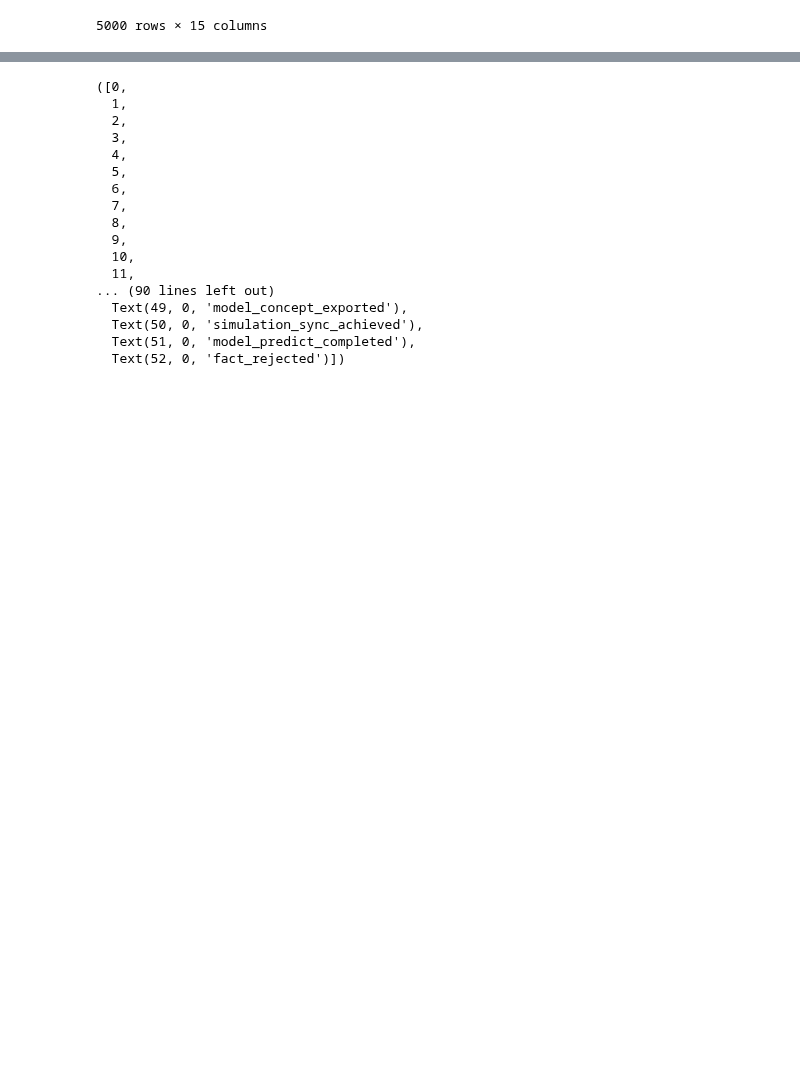
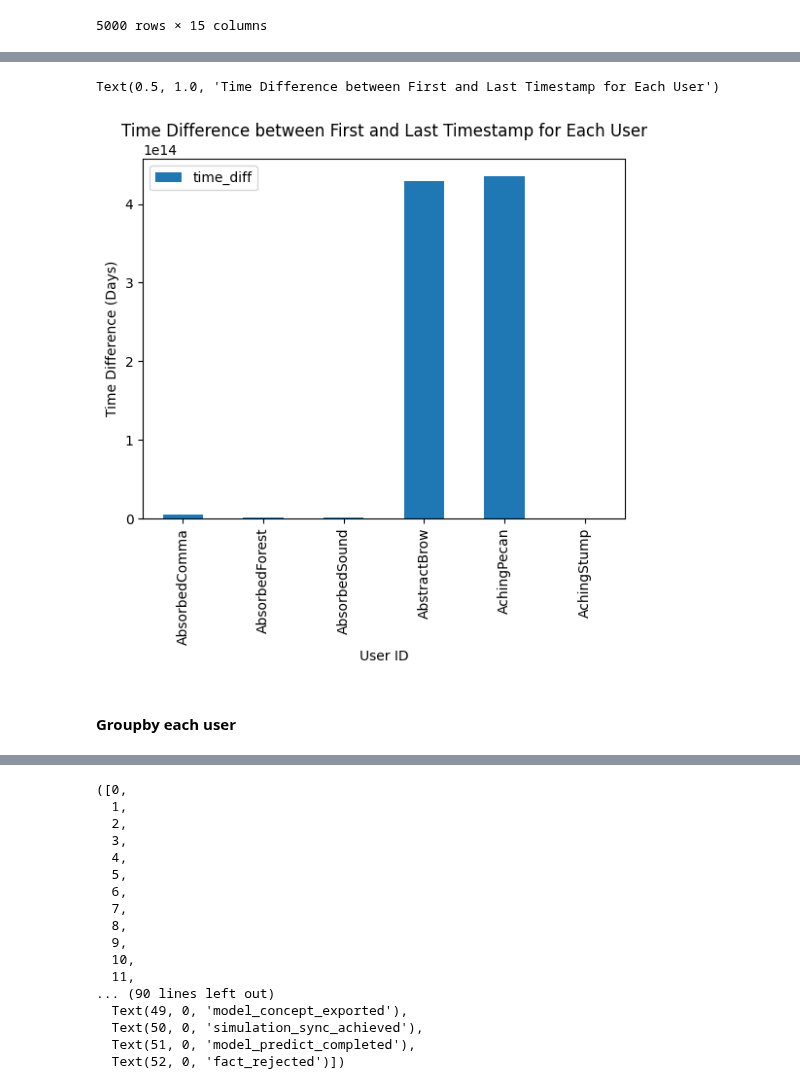
Before and after one commit to opengamedata/opengamedata-samples, a Jupyter notebook: AQUALAB/templates/Aqualab_template_events.ipynb, the cells around one changed output, grey strips where cells are left out. Drawn from its saved outputs; the diff is of its cells as text; code cells hidden in the pictures; blank space fills up the shorter version.

Commit message:
good start on events visuals

```diff
--- a/AQUALAB/templates/Aqualab_template_events.ipynb
+++ b/AQUALAB/templates/Aqualab_template_events.ipynb
@@ -62,0 +65,4 @@ raw_df
+# %%
+for i in range(len(raw_df)):
+    if raw_df['timestamp'][i] != 0:
+        raw_df['timestamp'][i] = datetime.datetime.strptime(raw_df['timestamp'][i], '%Y-%m-%d %H:%M:%S')
@@ -62,0 +76,8 @@ raw_df
+# %%
+first_last_df = raw_df.groupby("user_id").agg({"timestamp": ["first", "last"]})
+
+# flatten the column index
+first_last_df.columns = ["_".join(col) for col in first_last_df.columns]
+first_last_df = first_last_df.reset_index()
+first_last_df["time_diff"] = first_last_df["timestamp_last"] - first_last_df["timestamp_first"]
+first_last_df
@@ -63,3 +92,13 @@ raw_df
+# %%
+first_last_df.plot(kind="bar", x="user_id", y="time_diff")
+plt.xlabel("User ID")
+plt.ylabel("Time Difference (Days)")
+plt.title("Time Difference between First and Last Timestamp for Each User")
+# %% [output]
+Text(0.5, 1.0, 'Time Difference between First and Last Timestamp for Each User')
+[figure, added]
+# %% [markdown]
+#### Groupby each user
 # %%
 raw_df.groupby('user_id').count()
 # %% [output]
```
Also changed, not shown: parts of 10 cells of this notebook.
